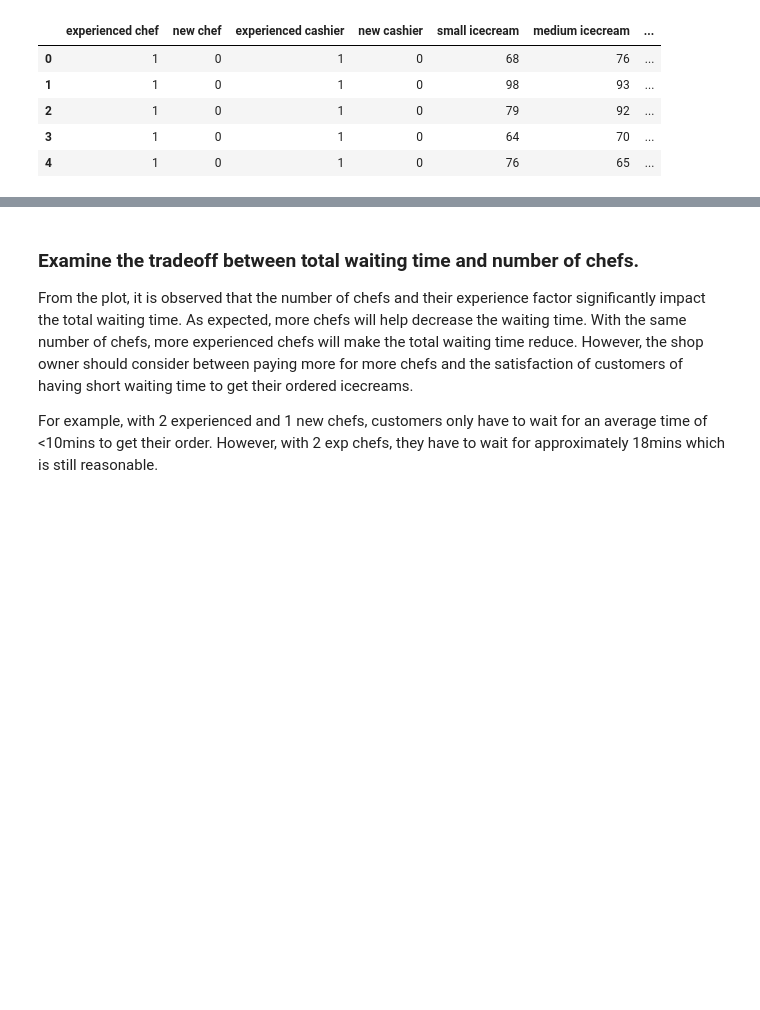
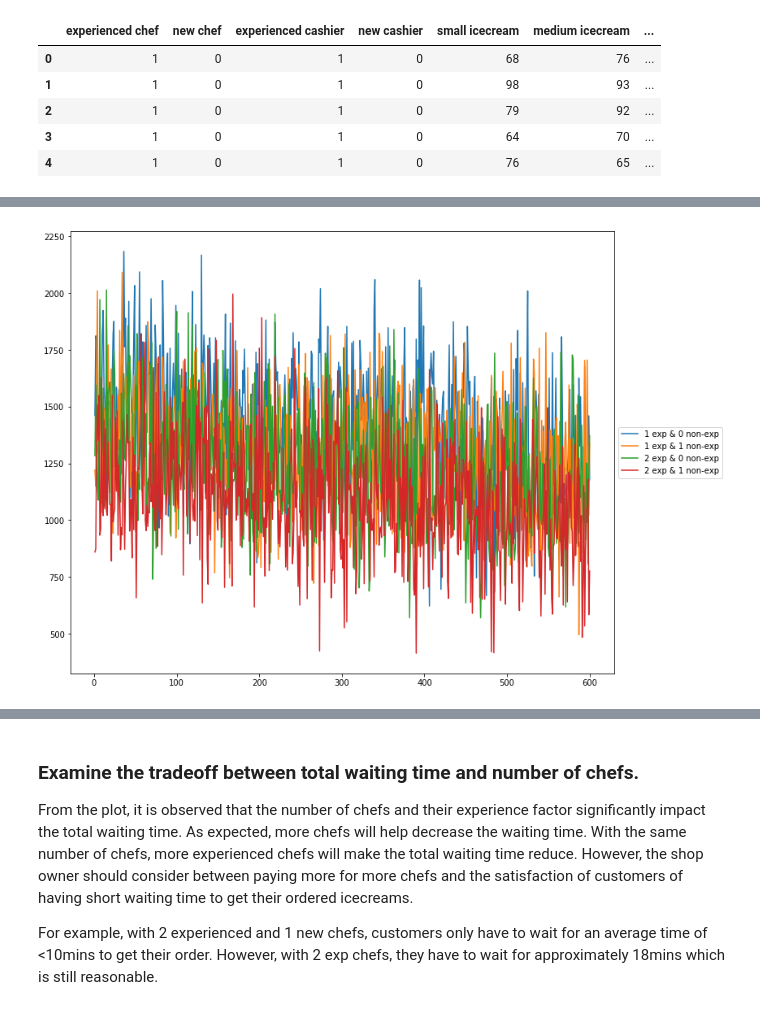
Before and after one commit to thphan2/Final_Project, a Jupyter notebook: Analysis of simulation.ipynb, the cells around one changed output, grey strips where cells are left out. Cells and saved outputs as stored; diff of their text form; code cells hidden in the pictures; blank space fills up the shorter version.

```diff
--- a/Analysis of simulation.ipynb
+++ b/Analysis of simulation.ipynb
@@ -104,0 +79,4 @@ df.head()
+# %%
+profit_vs_employee(df,'experienced chef','new chef','profit')
+# %% [output]
+[figure, added]
```
Also changed, not shown: parts of 16 cells of this notebook.
